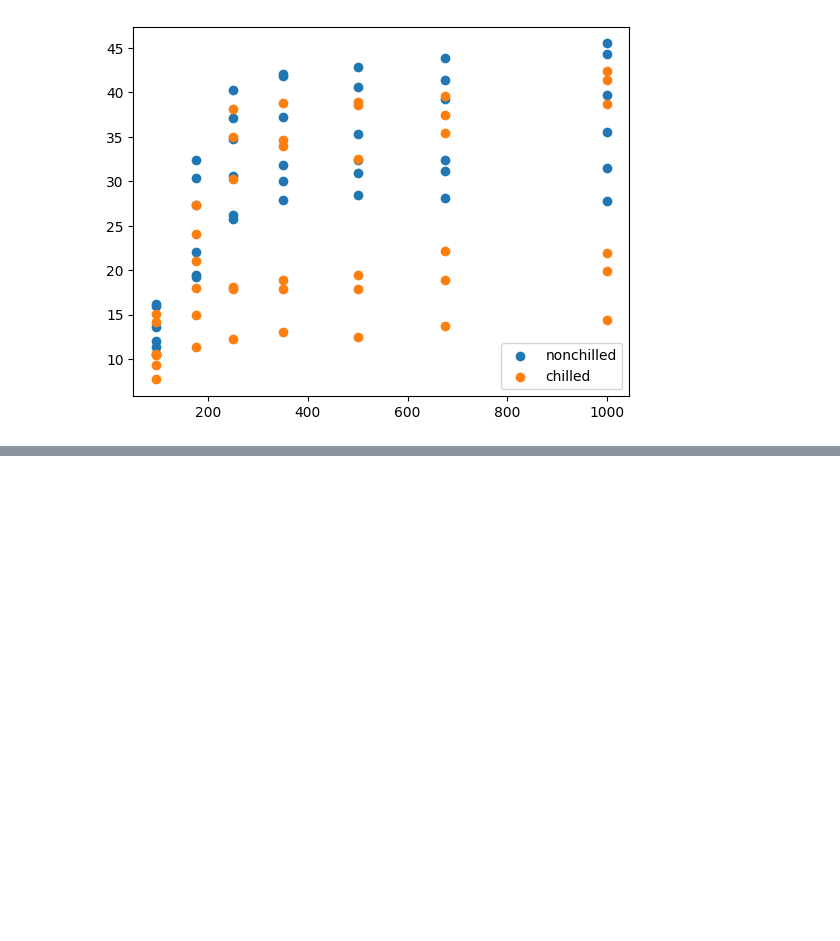
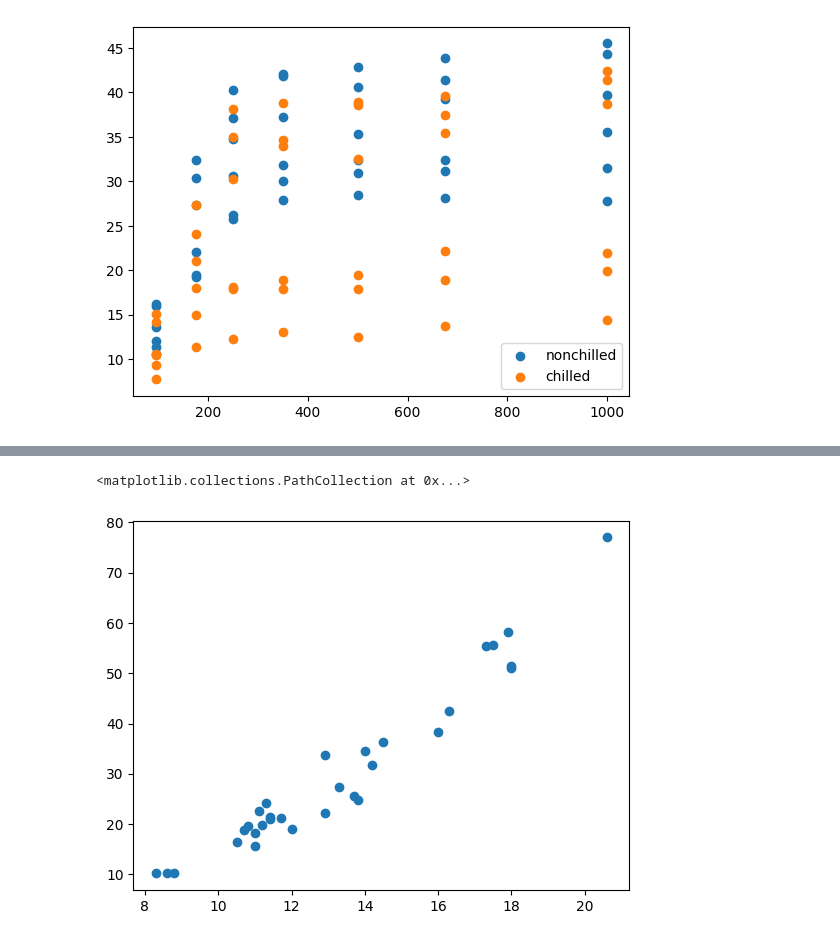
Before and after one commit to tirolezzo/DataScience, a Jupyter notebook: GraficosVisualizaçãoDashboards.ipynb, the cells around one changed output, grey strips where cells are left out. Cells and saved outputs as stored; diff of their text form; code cells hidden in the pictures; blank space fills up the shorter version.

```diff
--- a/GraficosVisualizaçãoDashboards.ipynb
+++ b/GraficosVisualizaçãoDashboards.ipynb
@@ -226,0 +229,4 @@ plt.legend(loc = 'lower right')
+# %%
+url = ('https://raw.githubusercontent.com/tirolezzo/DataScience/main/trees.csv')
+base = pd.read_csv(url)
+base.head()
@@ -226,0 +240,6 @@ plt.legend(loc = 'lower right')
+# %%
+# Girth with Volume
+plt.scatter(base.Girth, base.Volume)
+# %% [output]
+<matplotlib.collections.PathCollection at 0x...>
+[figure, added]
```
Also changed, not shown: parts of 6 cells of this notebook.
